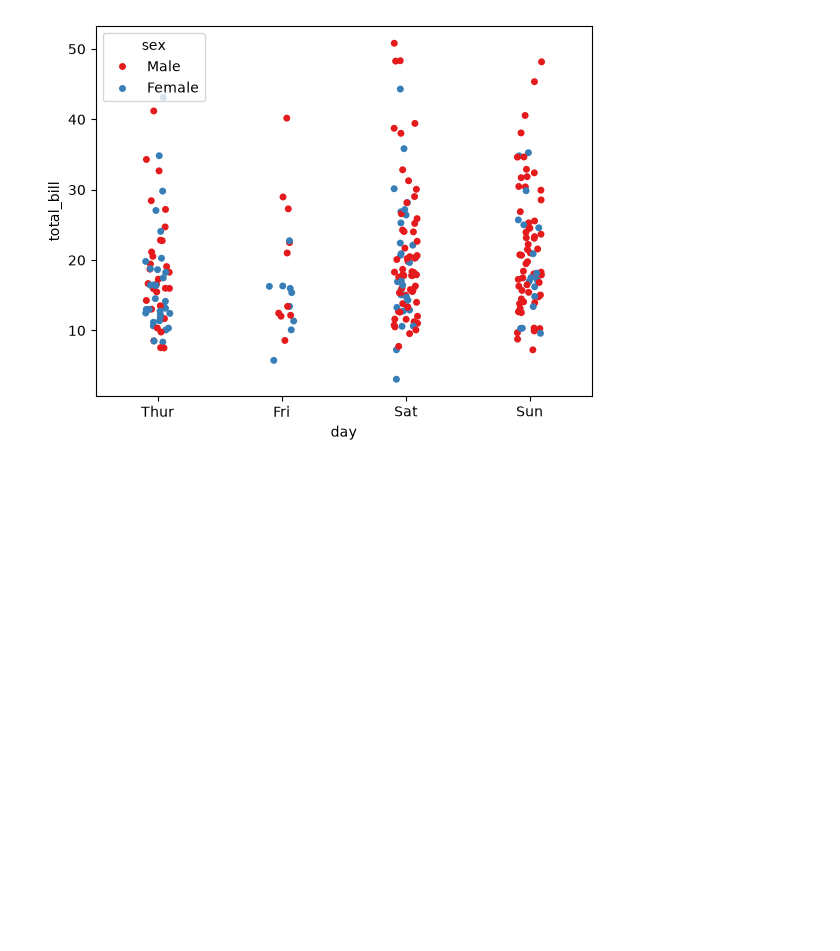
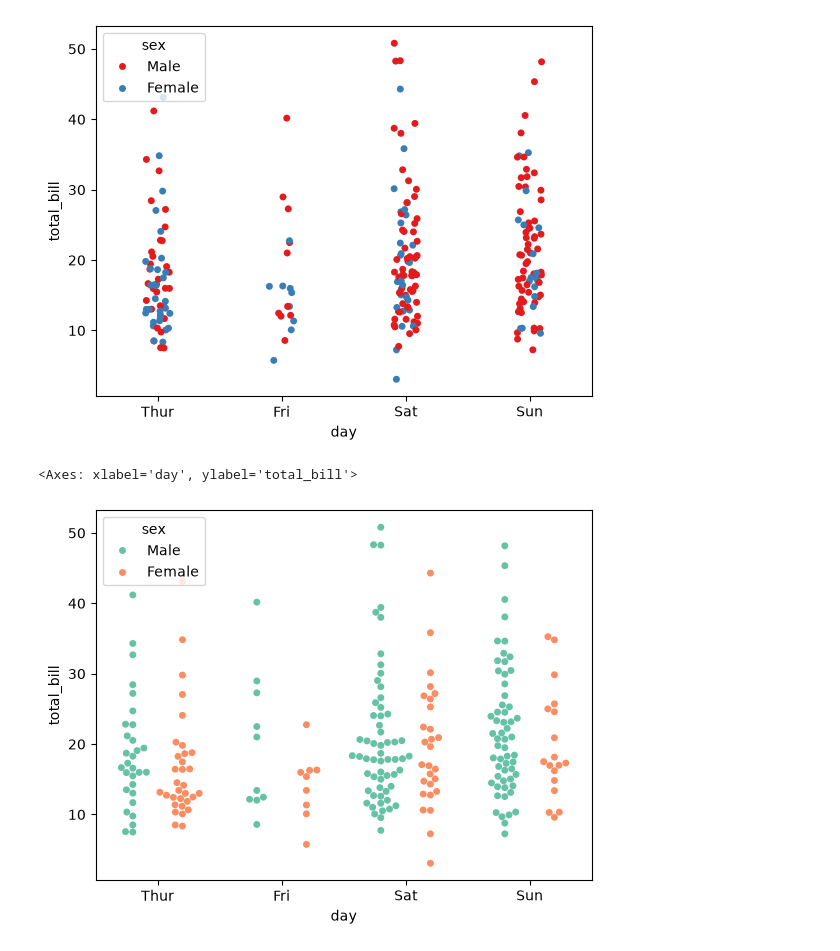
Before and after one commit to adilfarooqkhan-ds/Analytics, a Jupyter notebook: Seaborn/index.ipynb, the cells around one changed output. Cells and saved outputs as stored; diff of their text form; code cells hidden in the pictures; blank space fills up the shorter version.

```diff
--- a/Seaborn/index.ipynb
+++ b/Seaborn/index.ipynb
@@ -282,4 +282,9 @@ sns.stripplot(x='day',y='total_bill',data=ddd,hue='sex',palette='Set1')
 [figure]
 # %%
 import matplotlib.pyplot as plt
+# %%
+sns.swarmplot(y='total_bill',x='day',data=ddd,hue='sex',palette='Set2',dodge=True)
+# %% [output]
+<Axes: xlabel='day', ylabel='total_bill'>
+[figure, added]
 # %%
```
Also changed, not shown: parts of 1 cell of this notebook.
